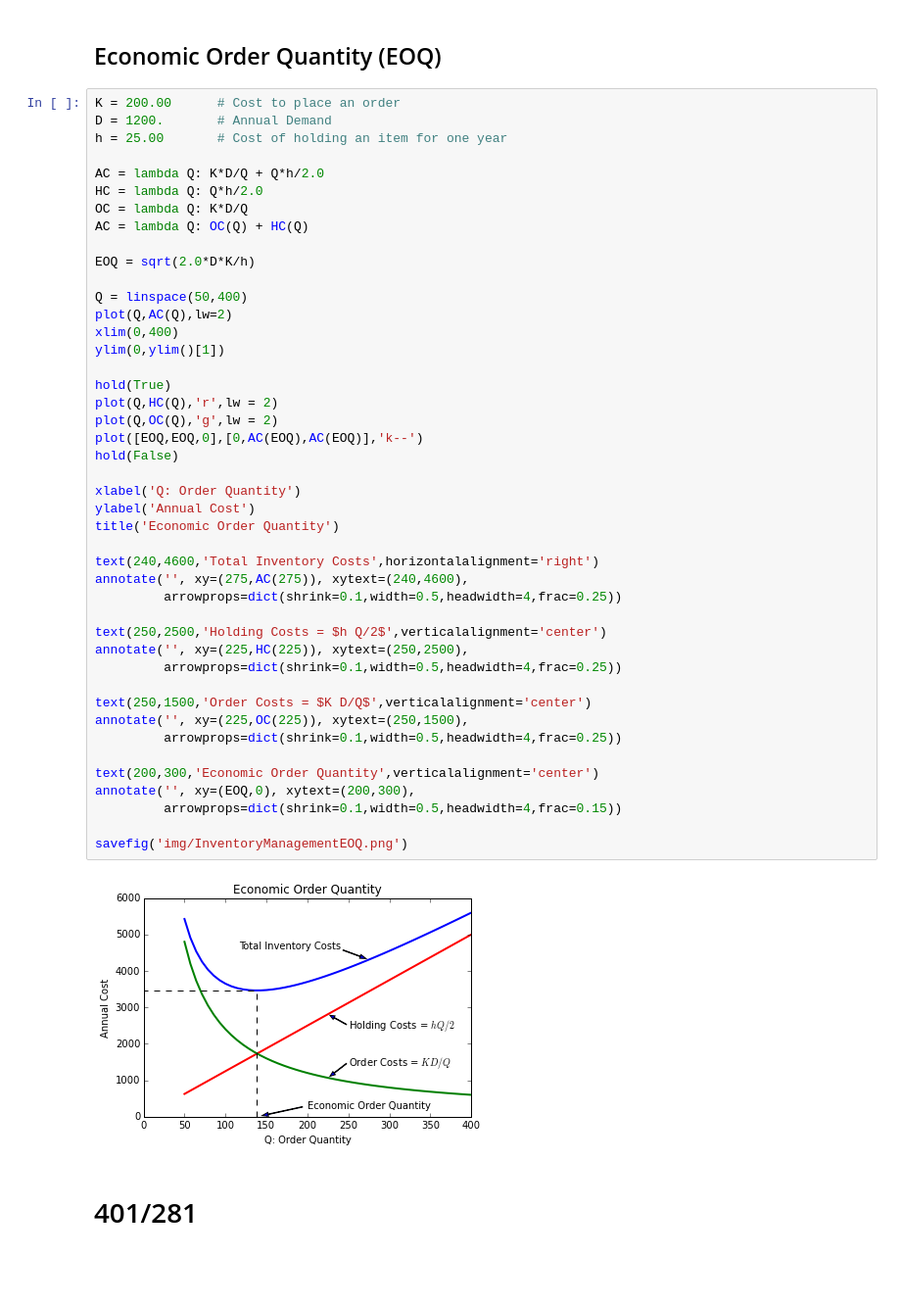
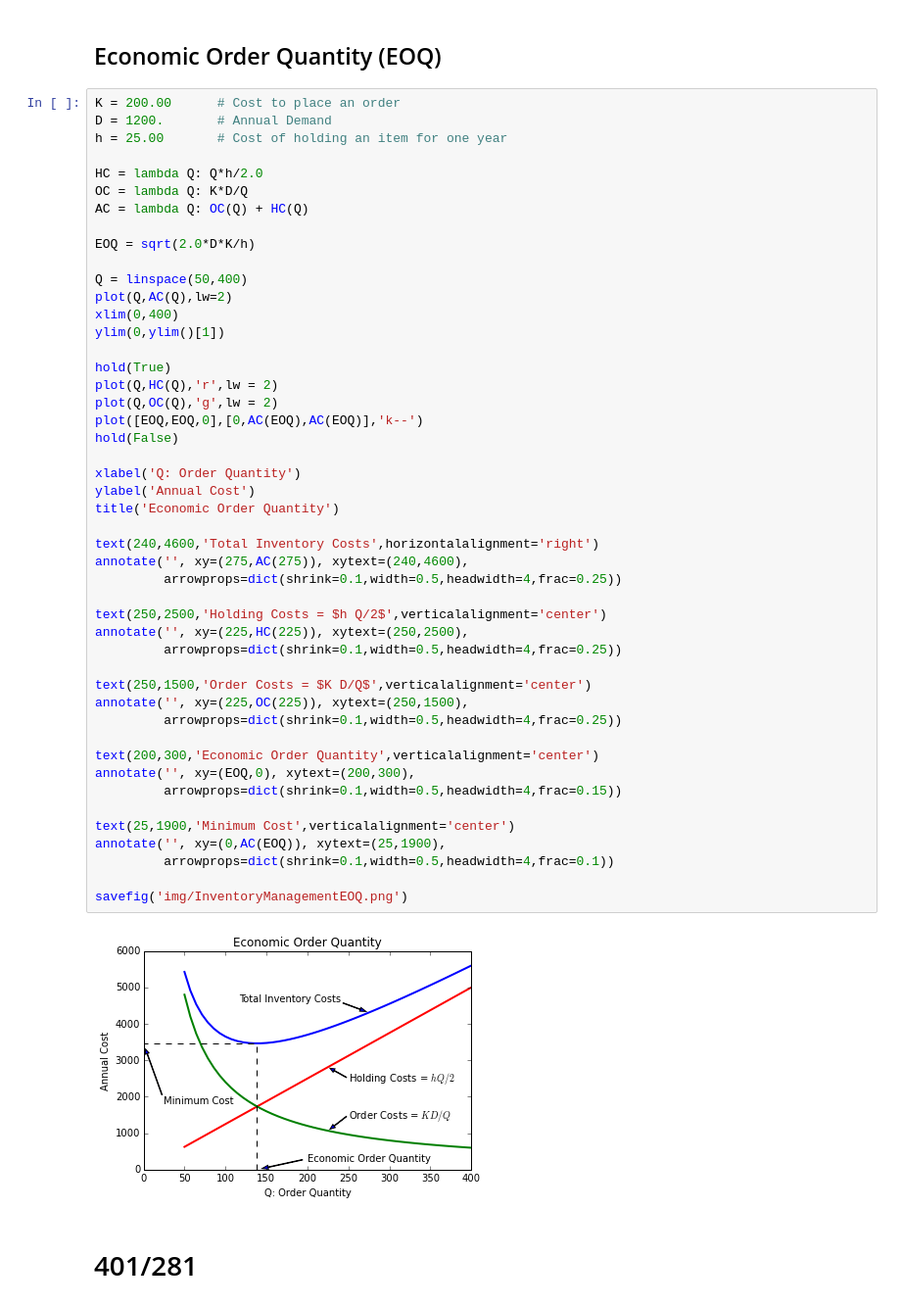
Before and after one commit to jckantor/ESTM60203, a Jupyter notebook: notebooks/Inventory Management.ipynb, the cells around one changed output. Shown at 98% size. Drawn from its saved outputs; the diff is of its cells as text; blank space fills up the shorter version.

```diff
--- a/notebooks/Inventory Management.ipynb
+++ b/notebooks/Inventory Management.ipynb
@@ -16,7 +16,6 @@ K = 200.00      # Cost to place an order
 D = 1200.       # Annual Demand
 h = 25.00       # Cost of holding an item for one year
 
-AC = lambda Q: K*D/Q + Q*h/2.0
 HC = lambda Q: Q*h/2.0
 OC = lambda Q: K*D/Q
 AC = lambda Q: OC(Q) + HC(Q)
@@ -29,34 +28,38 @@ xlim(0,400)
 ylim(0,ylim()[1])
 
 hold(True)
 plot(Q,HC(Q),'r',lw = 2)
 plot(Q,OC(Q),'g',lw = 2)
 plot([EOQ,EOQ,0],[0,AC(EOQ),AC(EOQ)],'k--')
 hold(False)
 
 xlabel('Q: Order Quantity')
 ylabel('Annual Cost')
 title('Economic Order Quantity')
 
 text(240,4600,'Total Inventory Costs',horizontalalignment='right')
 annotate('', xy=(275,AC(275)), xytext=(240,4600),
          arrowprops=dict(shrink=0.1,width=0.5,headwidth=4,frac=0.25))
 
 text(250,2500,'Holding Costs = $h Q/2$',verticalalignment='center')
 annotate('', xy=(225,HC(225)), xytext=(250,2500),
          arrowprops=dict(shrink=0.1,width=0.5,headwidth=4,frac=0.25))
 
 text(250,1500,'Order Costs = $K D/Q$',verticalalignment='center')
 annotate('', xy=(225,OC(225)), xytext=(250,1500),
          arrowprops=dict(shrink=0.1,width=0.5,headwidth=4,frac=0.25))
 
 text(200,300,'Economic Order Quantity',verticalalignment='center')
 annotate('', xy=(EOQ,0), xytext=(200,300),
          arrowprops=dict(shrink=0.1,width=0.5,headwidth=4,frac=0.15))
 
+text(25,1900,'Minimum Cost',verticalalignment='center')
+annotate('', xy=(0,AC(EOQ)), xytext=(25,1900),
+         arrowprops=dict(shrink=0.1,width=0.5,headwidth=4,frac=0.1))
+
 savefig('img/InventoryManagementEOQ.png')
 # %% [output]
-[figure, old version]
+[figure, new version]
 # %% [markdown]
 # 401/281
 # %%
```
Also changed, not shown: 1 other file.
